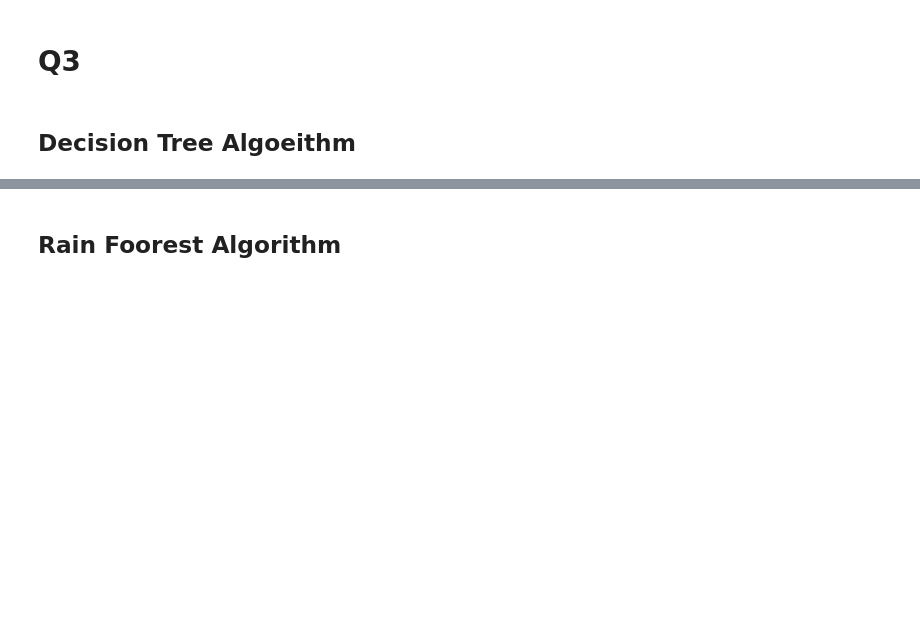
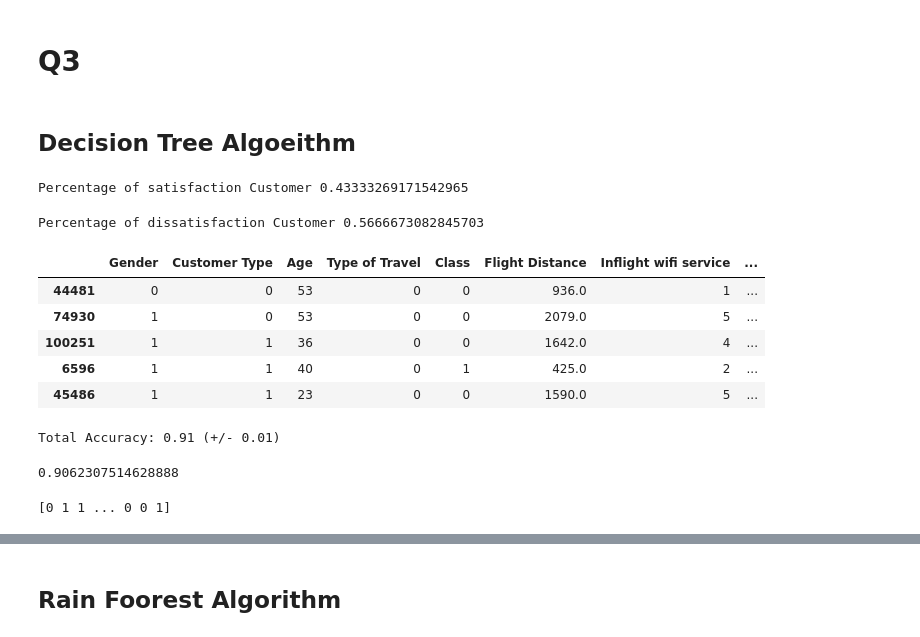
Before and after one commit to soraya-mi/flight_anlysis, a Jupyter notebook: Project2.ipynb, the cells around one changed output, grey strips where cells are left out. Cells and saved outputs as stored; diff of their text form; code cells hidden in the pictures; blank space fills up the shorter version.

```diff
--- a/Project2.ipynb
+++ b/Project2.ipynb
@@ -201,3 +201,21 @@ df_normal
 # **Q3**
 # %% [markdown]
 ## **Decision Tree Algoeithm**
+# %%
+print("Percentage of satisfaction Customer",len(dataframe[dataframe['satisfaction']==1])/len(dataframe))
+# %% [output]
+Percentage of satisfaction Customer 0.43333269171542965
+# %%
+print("Percentage of dissatisfaction Customer",len(dataframe[dataframe['satisfaction']==0])/len(dataframe))
+# %% [output]
+Percentage of dissatisfaction Customer 0.5666673082845703
+# %%
+dataframe =dataframe.sample(frac=1)
+dataframe.head()
+# %% [output]
+|  | Gender | Customer Type | Age | Type of Travel | Class | Flight Distance | Inflight wifi service | ... |
+| 44481 | 0 | 0 | 53 | 0 | 0 | 936.0 | 1 | ... |
+| 74930 | 1 | 0 | 53 | 0 | 0 | 2079.0 | 5 | ... |
+| 100251 | 1 | 1 | 36 | 0 | 0 | 1642.0 | 4 | ... |
+| 6596 | 1 | 1 | 40 | 0 | 1 | 425.0 | 2 | ... |
+| 45486 | 1 | 1 | 23 | 0 | 0 | 1590.0 | 5 | ... |
@@ -203,0 +236,19 @@ df_normal
+# %%
+from sklearn.model_selection import cross_val_score
+
+data_att =dataframe.drop(['satisfaction'],axis=1)
+data_lab = dataframe['satisfaction']
+
+scoresAll=cross_val_score(model,data_att,data_lab,cv=10)
+print("Total Accuracy: %0.2f (+/- %0.2f)" %(scoresAll.mean(),scoresAll.std()*2))
+# %% [output]
+Total Accuracy: 0.91 (+/- 0.01)
+# %%
+model.score(data_test_att,data_test_lab)
+# %% [output]
+0.9062307514628888
+# %%
+y_pred_1 = model.predict(data_test_att)
+print(y_pred_1)
+# %% [output]
+[0 1 1 ... 0 0 1]
```
Also changed, not shown: parts of 12 cells of this notebook.
